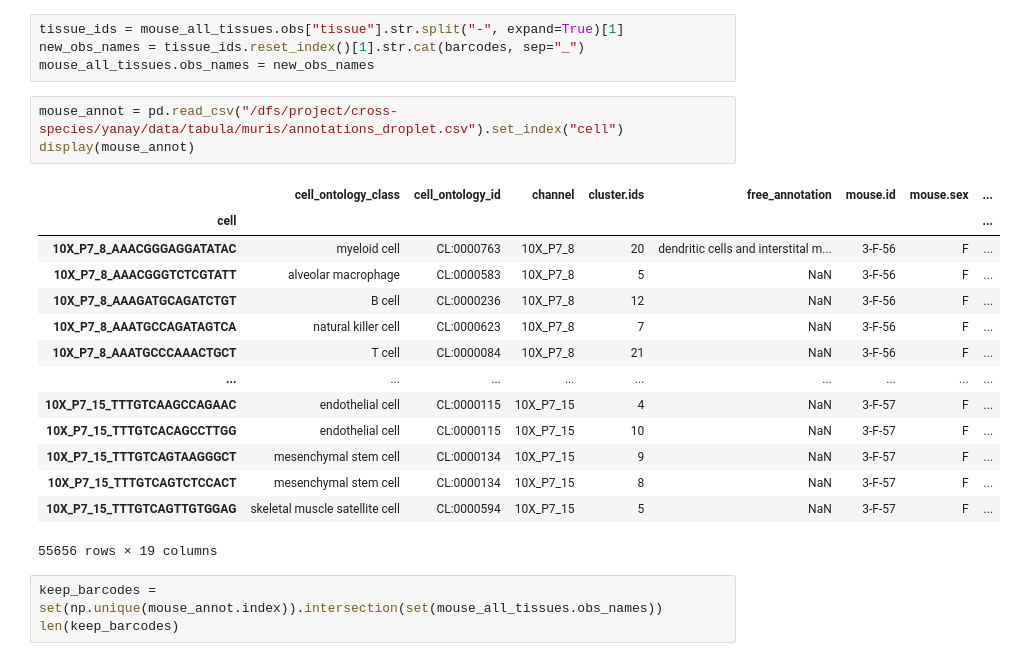
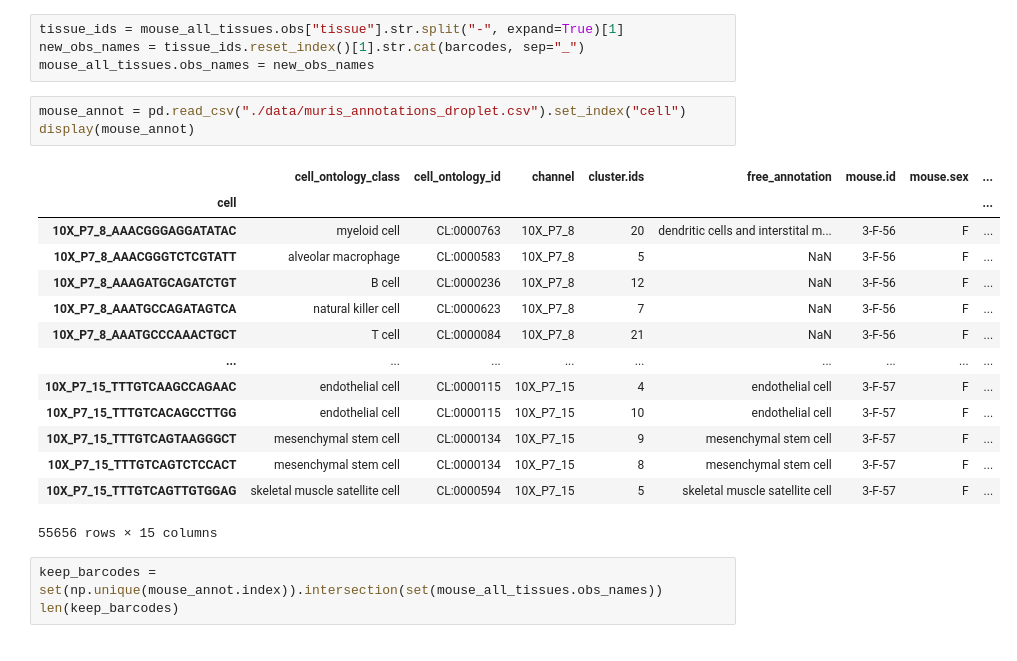
Before and after one commit to snap-stanford/SATURN, a Jupyter notebook: Vignettes/tabula_mammals/tabula_data_loader.ipynb, the cells around one changed output. Cells and saved outputs as stored; diff of their text form.

```diff
--- a/Vignettes/tabula_mammals/tabula_data_loader.ipynb
+++ b/Vignettes/tabula_mammals/tabula_data_loader.ipynb
@@ -928,23 +618,23 @@ tissue_ids = mouse_all_tissues.obs["tissue"].str.split("-", expand=True)[1]
 new_obs_names = tissue_ids.reset_index()[1].str.cat(barcodes, sep="_")
 mouse_all_tissues.obs_names = new_obs_names
 # %%
-mouse_annot = pd.read_csv("/dfs/project/cross-species/yanay/data/tabula/muris/annotations_droplet.csv").set_index("cell")
+mouse_annot = pd.read_csv("./data/muris_annotations_droplet.csv").set_index("cell")
 display(mouse_annot)
 # %% [output]
 |  | cell_ontology_class | cell_ontology_id | channel | cluster.ids | free_annotation | mouse.id | mouse.sex | ... |
 | cell |  |  |  |  |  |  |  | ... |
 | 10X_P7_8_AAACGGGAGGATATAC | myeloid cell | CL:0000763 | 10X_P7_8 | 20 | dendritic cells and interstital m... | 3-F-56 | F | ... |
 | 10X_P7_8_AAACGGGTCTCGTATT | alveolar macrophage | CL:0000583 | 10X_P7_8 | 5 | NaN | 3-F-56 | F | ... |
 | 10X_P7_8_AAAGATGCAGATCTGT | B cell | CL:0000236 | 10X_P7_8 | 12 | NaN | 3-F-56 | F | ... |
 | 10X_P7_8_AAATGCCAGATAGTCA | natural killer cell | CL:0000623 | 10X_P7_8 | 7 | NaN | 3-F-56 | F | ... |
 | 10X_P7_8_AAATGCCCAAACTGCT | T cell | CL:0000084 | 10X_P7_8 | 21 | NaN | 3-F-56 | F | ... |
 | ... | ... | ... | ... | ... | ... | ... | ... | ... |
-| 10X_P7_15_TTTGTCAAGCCAGAAC | endothelial cell | CL:0000115 | 10X_P7_15 | 4 | NaN | 3-F-57 | F | ... |
-| 10X_P7_15_TTTGTCACAGCCTTGG | endothelial cell | CL:0000115 | 10X_P7_15 | 10 | NaN | 3-F-57 | F | ... |
-| 10X_P7_15_TTTGTCAGTAAGGGCT | mesenchymal stem cell | CL:0000134 | 10X_P7_15 | 9 | NaN | 3-F-57 | F | ... |
-| 10X_P7_15_TTTGTCAGTCTCCACT | mesenchymal stem cell | CL:0000134 | 10X_P7_15 | 8 | NaN | 3-F-57 | F | ... |
-| 10X_P7_15_TTTGTCAGTTGTGGAG | skeletal muscle satellite cell | CL:0000594 | 10X_P7_15 | 5 | NaN | 3-F-57 | F | ... |
+| 10X_P7_15_TTTGTCAAGCCAGAAC | endothelial cell | CL:0000115 | 10X_P7_15 | 4 | endothelial cell | 3-F-57 | F | ... |
+| 10X_P7_15_TTTGTCACAGCCTTGG | endothelial cell | CL:0000115 | 10X_P7_15 | 10 | endothelial cell | 3-F-57 | F | ... |
+| 10X_P7_15_TTTGTCAGTAAGGGCT | mesenchymal stem cell | CL:0000134 | 10X_P7_15 | 9 | mesenchymal stem cell | 3-F-57 | F | ... |
+| 10X_P7_15_TTTGTCAGTCTCCACT | mesenchymal stem cell | CL:0000134 | 10X_P7_15 | 8 | mesenchymal stem cell | 3-F-57 | F | ... |
+| 10X_P7_15_TTTGTCAGTTGTGGAG | skeletal muscle satellite cell | CL:0000594 | 10X_P7_15 | 5 | skeletal muscle satellite cell | 3-F-57 | F | ... |
-55656 rows × 19 columns
+55656 rows × 15 columns
 # %%
 keep_barcodes = set(np.unique(mouse_annot.index)).intersection(set(mouse_all_tissues.obs_names))
 len(keep_barcodes)
```
Also changed, not shown: parts of 71 cells of this notebook, 1 other file.
